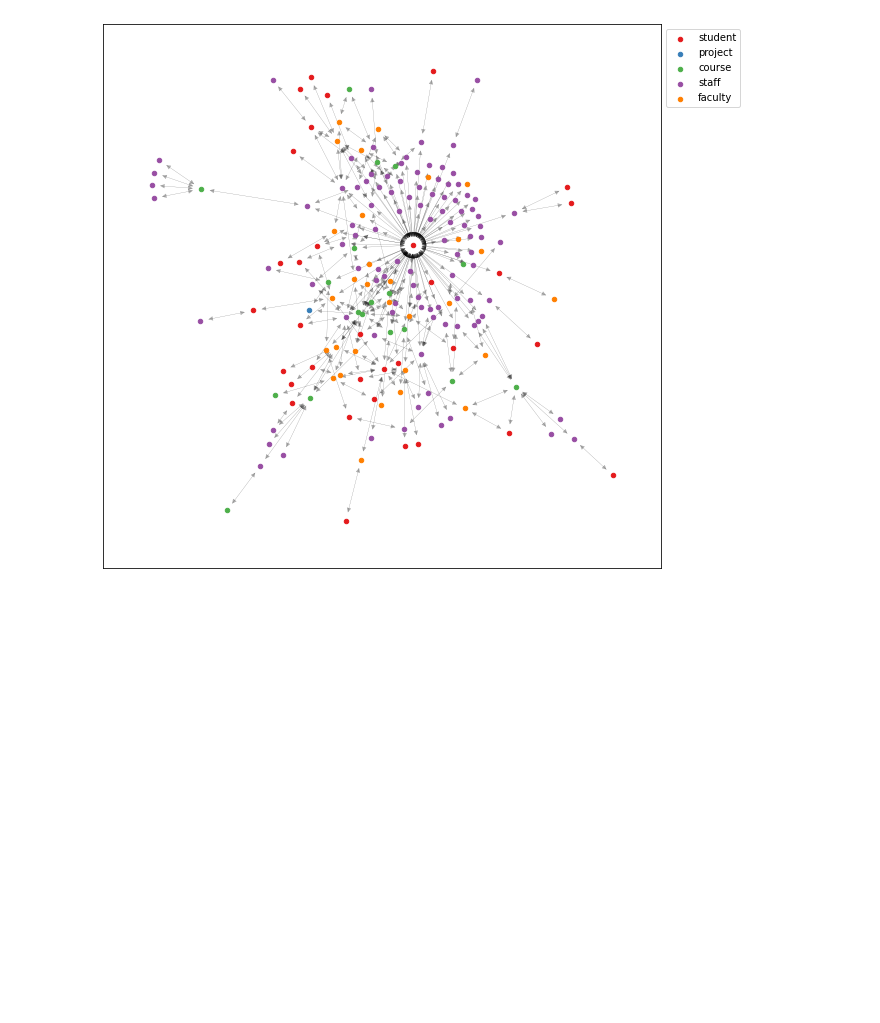
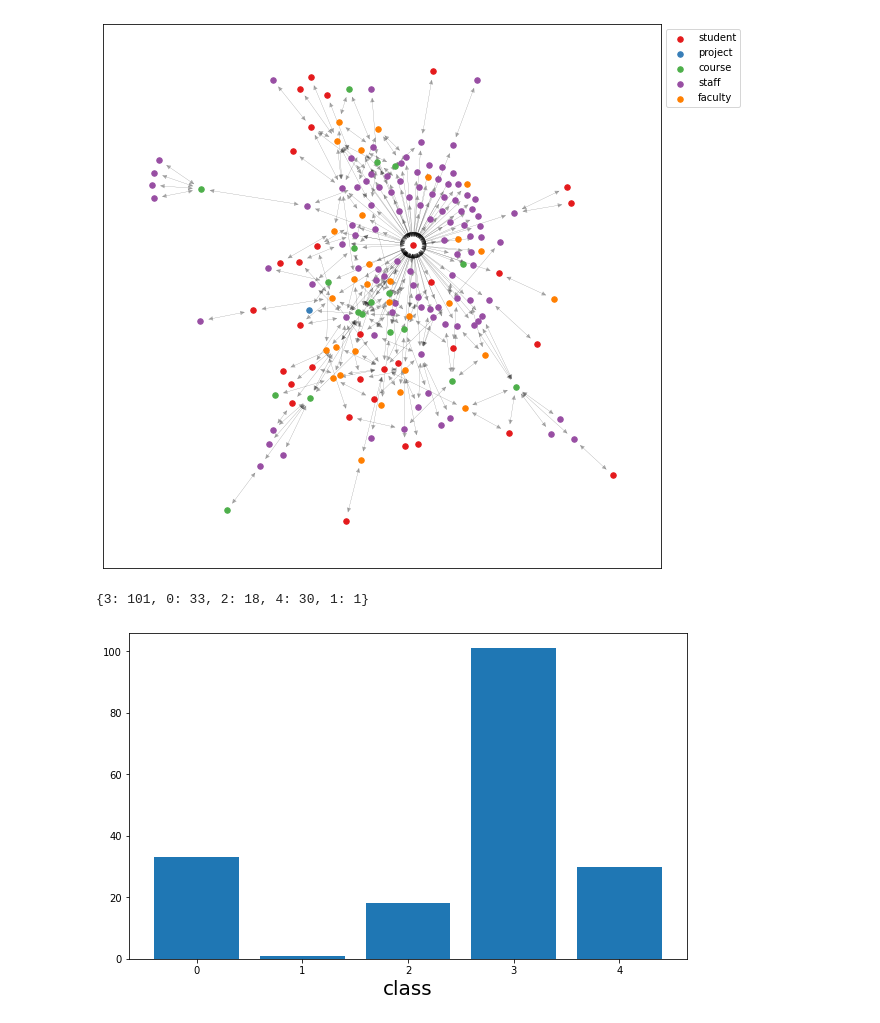
Before and after one commit to ZhangKaly/Principal-Curvature, a Jupyter notebook: notebooks/2-kz-sheafnn.ipynb, the cells around one changed output. Drawn from its saved outputs; the diff is of its cells as text; code cells hidden in the pictures; blank space fills up the shorter version.

```diff
--- a/notebooks/2-kz-sheafnn.ipynb
+++ b/notebooks/2-kz-sheafnn.ipynb
@@ -409,3 +429,17 @@ plt.legend(bbox_to_anchor=(1, 1), loc='upper left')
 plt.savefig("texas.png", dpi = 150, bbox_inches="tight")
 # %% [output]
 [figure]
+# %%
+import collections
+
+counter = collections.Counter(data.y.numpy())
+counter = dict(counter)
+print(counter)
+count = [x[1] for x in sorted(counter.items())]
+plt.figure(figsize=(10, 6))
+plt.bar(range(5), count)
+plt.xlabel("class", size=20)
+plt.show()
+# %% [output]
+{3: 101, 0: 33, 2: 18, 4: 30, 1: 1}
+[figure, added]
```
Also changed, not shown: parts of 8 cells of this notebook.
